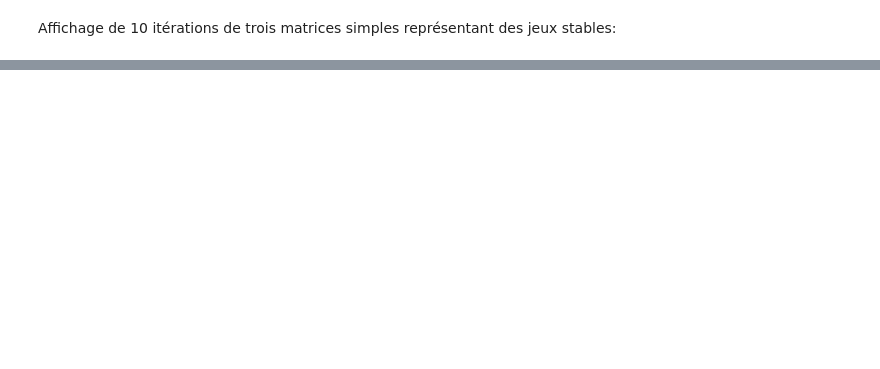
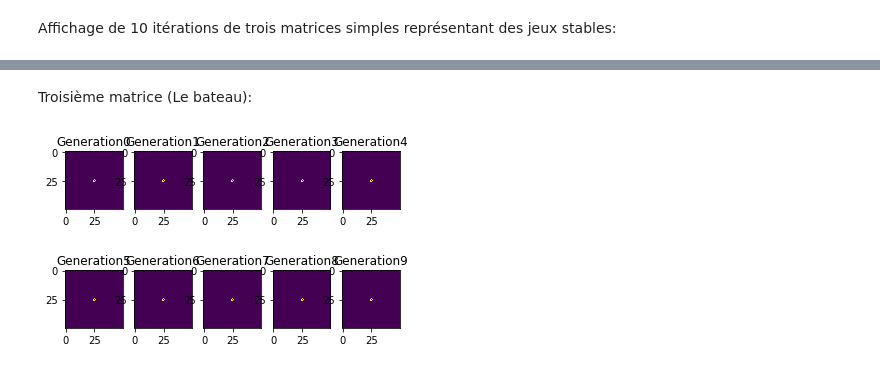
Before and after one commit to selenaiskounen/Jeu_de_la_vie, a Jupyter notebook: HMMA238_TP_selenaiskounen.ipynb, the cells around one changed output, grey strips where cells are left out. Saved outputs shown, nothing was run; the diff lists cells and outputs as text; code cells hidden in the pictures; blank space fills up the shorter version.

```diff
--- a/HMMA238_TP_selenaiskounen.ipynb
+++ b/HMMA238_TP_selenaiskounen.ipynb
@@ -312,0 +266,12 @@ for i in range(10):
+# %% [markdown]
+Troisième matrice (Le bateau):
+# %%
+M3 = np.zeros((50,50))
+M3[25,24] = M3[26,24] = M3[26,25] = M3[25,26] = M3[24,25] = 1
+
+for i in range (10):
+    plt.subplot(2,5,i+1)
+    plt.imshow(iteration_jeu_np(M3))
+    plt.title("Generation"+str(i))
+# %% [output]
+[figure, added]
```
Also changed, not shown: parts of 22 cells of this notebook.
